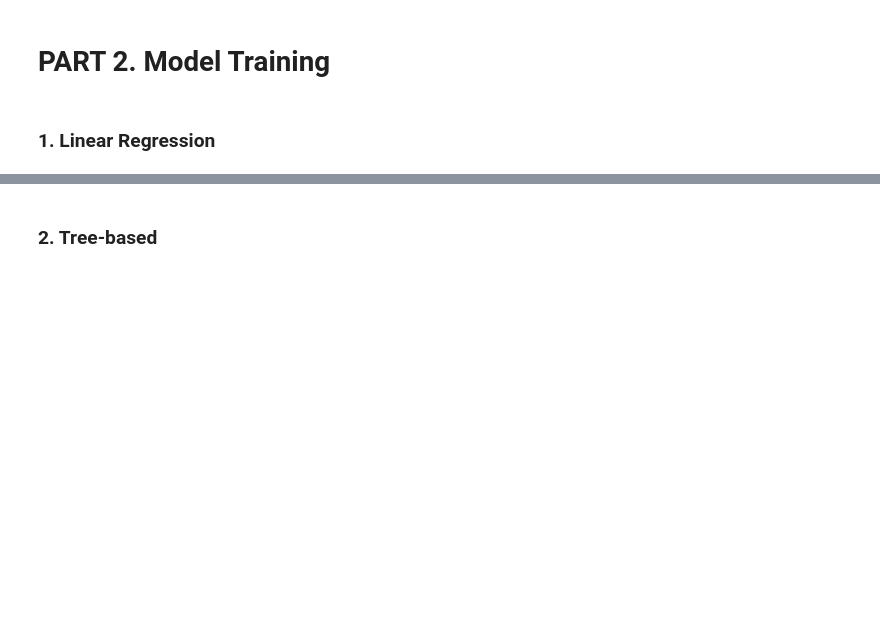
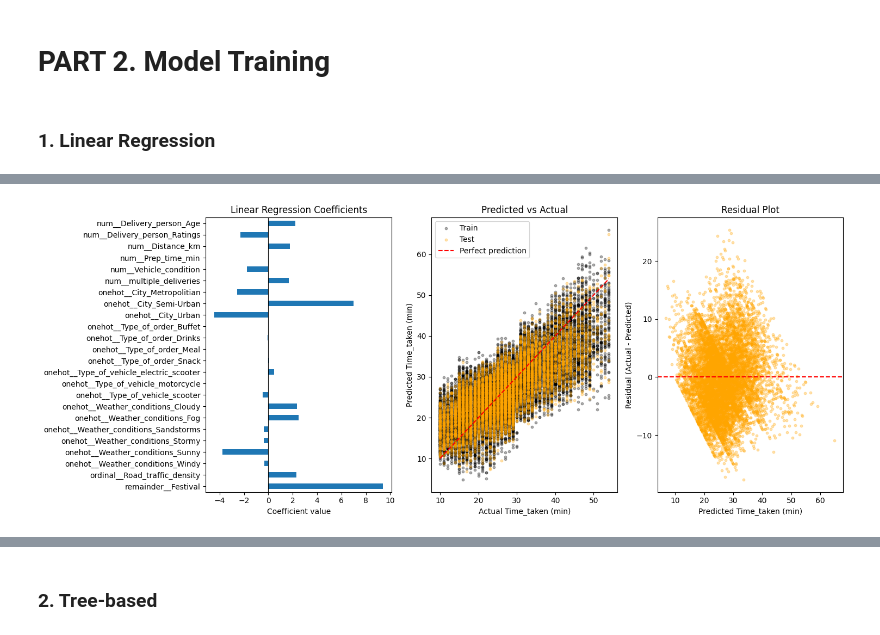
Before and after one commit to SJSUCMPE257/food-delivery-time-prediction, a Jupyter notebook: notebooks/Annas-experiment.ipynb, the cells around one changed output, grey strips where cells are left out. Saved outputs shown, nothing was run; the diff lists cells and outputs as text; code cells hidden in the pictures; blank space fills up the shorter version.

Commit message:
add baseline model

```diff
--- a/notebooks/Annas-experiment.ipynb
+++ b/notebooks/Annas-experiment.ipynb
@@ -635,9 +649,9 @@ preprocessor_raw = ColumnTransformer(transformers=[
 
 # Fit each on train, transform both train/test
 X_train_encoded_norm = preprocessor_norm.fit_transform(X_train_clean)
-X_test_encoded_norm  = preprocessor_norm.transform(X_test)
+X_test_encoded_norm  = preprocessor_norm.transform(X_test_clean)
 
 X_train_encoded_raw = preprocessor_raw.fit_transform(X_train_clean)
-X_test_encoded_raw  = preprocessor_raw.transform(X_test)
+X_test_encoded_raw  = preprocessor_raw.transform(X_test_clean)
 # %% [markdown]
 # PART 2. Model Training
@@ -661,0 +719,5 @@ R²: -96.695
+# %%
+# baseline model
+model_baseline = do_regression(X_train_encoded_norm, y_train_clean,
+                               X_test_encoded_norm, y_test_clean,
+                               verbose=True)
@@ -662,8 +772,9 @@ R²: -96.695
 # %%
-print("Intercept:", m_reg.intercept_)
+print("Intercept:", model_baseline['intercept'])
 print("Coefficients:")
 feature_names = preprocessor_norm.get_feature_names_out()
-pd.Series(m_reg.coef_, index=feature_names).sort_index()
+coefs = pd.Series(model_baseline['coefficients'], index=feature_names).sort_index()
+print(coefs)
 # %% [output]
 Intercept: 26.125112919436017
 Coefficients:
@@ -695,0 +796,35 @@ dtype: float64
+# %%
+# plots
+fig, axes = plt.subplots(1, 3, figsize=(15, 6))
+
+# 1. Coefficients
+coefs.sort_index(ascending=False).plot(kind='barh', ax=axes[0])
+axes[0].set_xlabel('Coefficient value')
+axes[0].set_title('Linear Regression Coefficients')
+axes[0].axvline(0, color='black', linewidth=0.8)
+
+# Predict vs. Actual plot
+axes[1].scatter(y_train_clean, model_baseline['in_pred'], alpha=0.3, s=10, color='black', label='Train ')
+axes[1].scatter(y_test_clean, model_baseline['out_pred'], alpha=0.3, s=10, color='orange', label='Test')
+
+# Perfect prediction reference line
+lims = [min(y_train_clean.min(), y_test_clean.min()), max(y_train_clean.max(), y_test_clean.max())]
+axes[1].plot(lims, lims, 'r--', label='Perfect prediction')
+
+axes[1].set_xlabel('Actual Time_taken (min)')
+axes[1].set_ylabel('Predicted Time_taken (min)')
+axes[1].set_title('Predicted vs Actual')
+axes[1].legend()
+
+# Residual plot
+residuals_test = y_test_clean - model_baseline['out_pred']
+axes[2].scatter(model_baseline['out_pred'], residuals_test, alpha=0.3, s=10, color='orange')
+axes[2].axhline(0, color='red', linestyle='--')
+axes[2].set_xlabel('Predicted Time_taken (min)')
+axes[2].set_ylabel('Residual (Actual - Predicted)')
+axes[2].set_title('Residual Plot')
+
+plt.tight_layout()
+plt.show()
+# %% [output]
+[figure, added]
```
Also changed, not shown: parts of 18 cells of this notebook.
